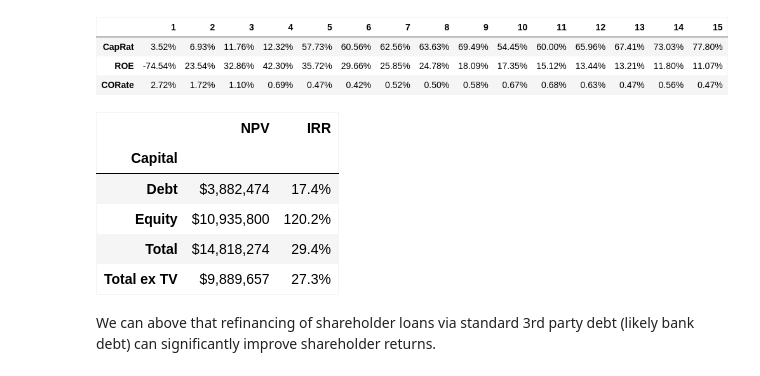
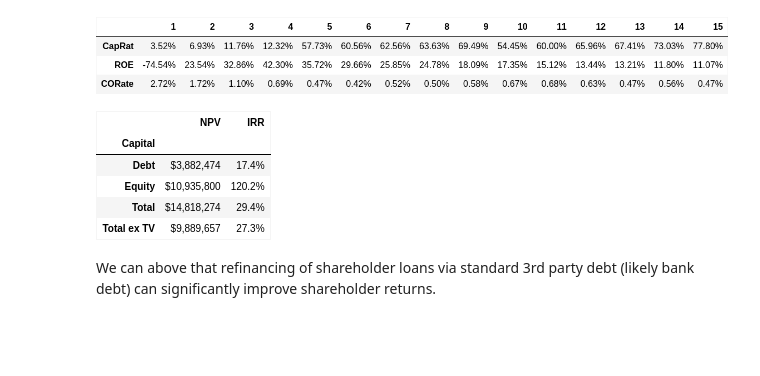
Before and after one commit to rjskene/htsfi, a Jupyter notebook: docs/standard.ipynb, the cells around one changed output. Cells and saved outputs as stored; diff of their text form; code cells hidden in the pictures; blank space fills up the shorter version.

```diff
--- a/docs/standard.ipynb
+++ b/docs/standard.ipynb
@@ -846,49 +850,19 @@ npv = npf.npv(discount, d_co + d_ci + e_co + e_ci)
 irr_ex_tv = npf.irr(d_co[:-1] + d_ci[:-1] + e_co[:-1] + e_ci[:-1])
 npv_ex_tv = npf.npv(discount, d_co[:-1] + d_ci[:-1] + e_co[:-1] + e_ci[:-1])
 # %%
-# html = '<table>'
-# html +=  '<thead>'
-# html +=    '<tr>'
-# html +=      '<th>Capital</th><th>NPV</th><th>IRR</th>'
-# html +=    '</tr>'
-# html +=  '</thead>'
-# html +=  '<tbody>'
-# html +=    '<tr>'
-# html +=      f'<td>Debt</td><td>{d_npv:,.0f}</td><td>{d_irr:.1%}</td>'
-# html +=    '</tr>'
-# html +=    '<tr>'
-# html +=      f'<td>Equity</td><td>{e_npv:,.0f}</td><td>{e_irr:.1%}</td>'
-# html +=    '</tr>'
-# html +=    '<tr>'
-# html +=      f'<td>Total</td><td>{npv:,.0f}</td><td>{irr:.1%}</td>'
-# html +=    '</tr>'
-# html +=    '<tr>'
-# html +=      f'<td>Total ex TV</td><td>{npv_ex_tv:,.0f}</td><td>{irr_ex_tv:.1%}</td>'
-# html +=    '</tr>'
-# html +=  '</tbody>'
-# html +=  '<tfoot>'
-# html +=    '<tr>'
-# html +=      '<td colspan=3>NPV assumes 10% discount</td>'
-# html +=    '</tr>'
-# html +=  '</tfoot>'
-# html += '</table>'
-
-
-# display(HTML(html))
-
 df = pd.DataFrame({
     'NPV': [d_npv, e_npv, npv, npv_ex_tv],
     'IRR': [d_irr, e_irr, irr, irr_ex_tv]
 }, index=['Debt', 'Equity', 'Total', 'Total ex TV'])
 df.index.name = 'Capital'
 
 await dfi.export_async(df.style.format({
     'NPV': '${:,.0f}',
     'IRR': '{:.1%}'
-}), 'df.png')
+}), 'df.png', fontsize=10)
 Image('df.png')
 # %% [output]
-[figure, old version]
+[figure, new version]
 # %% [markdown]
 We can above that refinancing of shareholder loans via standard 3rd party debt (likely bank debt) can significantly improve shareholder returns.
 # %%
```
Also changed, not shown: parts of 10 cells of this notebook, 1 other file.
